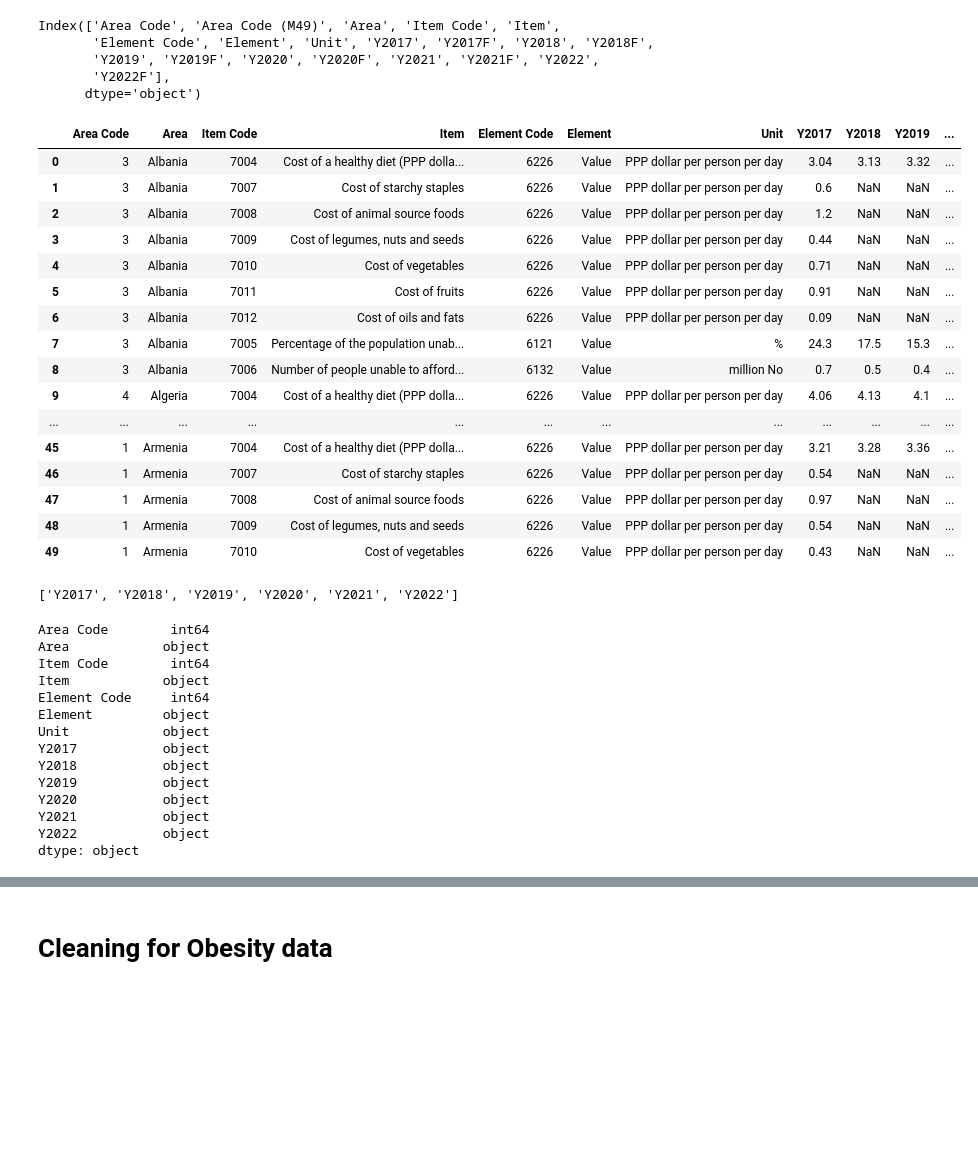
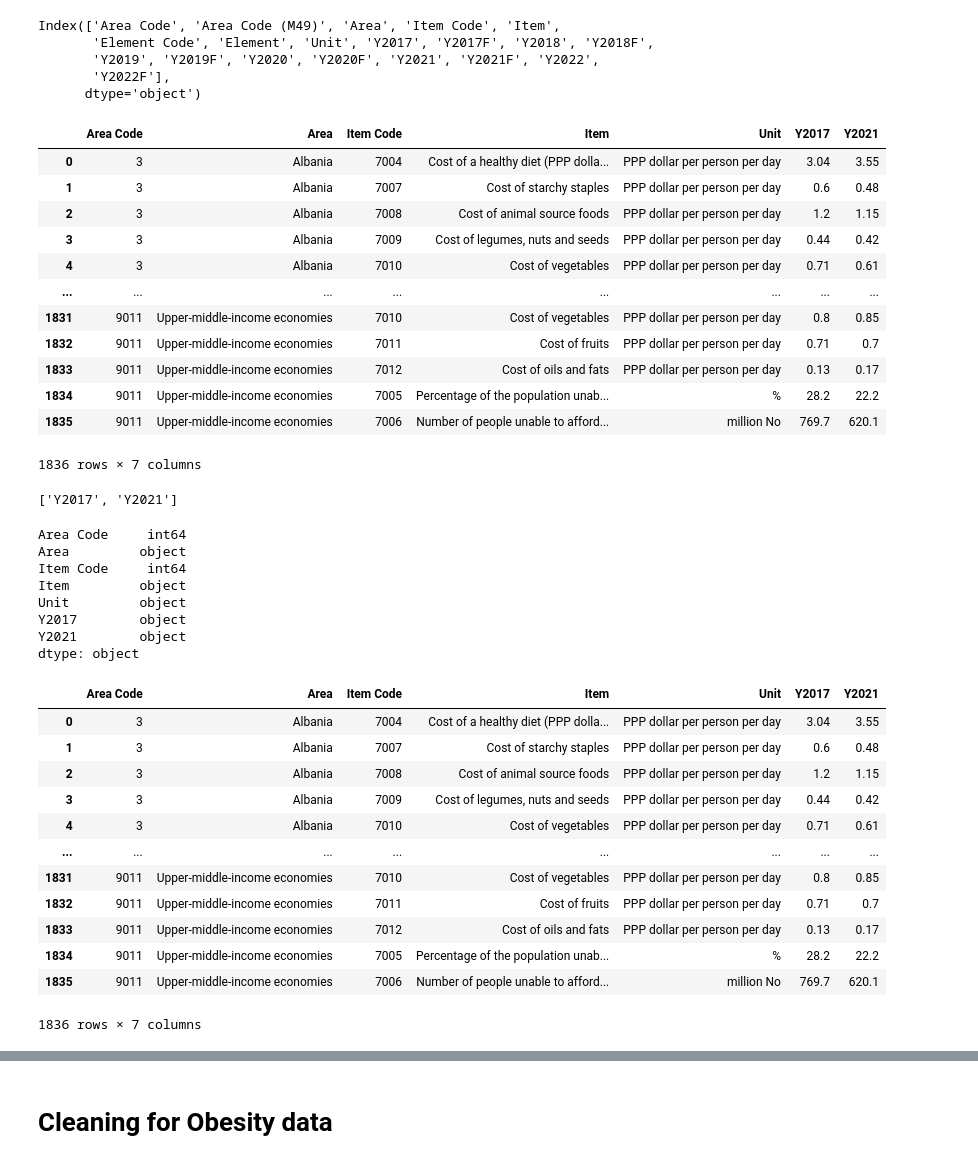
Before and after one commit to janettelau/consumption-patterns, a Jupyter notebook: reading_files_cleaning.ipynb, the cells around one changed output, grey strips where cells are left out. Saved outputs shown, nothing was run; the diff lists cells and outputs as text; code cells hidden in the pictures; blank space fills up the shorter version.

```diff
--- a/reading_files_cleaning.ipynb
+++ b/reading_files_cleaning.ipynb
@@ -370,31 +505,38 @@ Index(['Area Code', 'Area Code (M49)', 'Area', 'Item Code', 'Item',
 # %%
 #Create a new df with desired columns
 new_coahd_df =coahd_df[['Area Code', 'Area', 'Item Code', 'Item',
-       'Element Code', 'Element', 'Unit', 'Y2017',  'Y2018',
-       'Y2019',  'Y2020',  'Y2021',  'Y2022',
+        'Unit', 'Y2017','Y2021',
        ]]
-new_coahd_df.head(50)
+new_coahd_df
 # %% [output]
-|  | Area Code | Area | Item Code | Item | Element Code | Element | Unit | Y2017 | Y2018 | Y2019 | ... |
-| 0 | 3 | Albania | 7004 | Cost of a healthy diet (PPP dolla... | 6226 | Value | PPP dollar per person per day | 3.04 | 3.13 | 3.32 | ... |
-| 1 | 3 | Albania | 7007 | Cost of starchy staples | 6226 | Value | PPP dollar per person per day | 0.6 | NaN | NaN | ... |
-| 2 | 3 | Albania | 7008 | Cost of animal source foods | 6226 | Value | PPP dollar per person per day | 1.2 | NaN | NaN | ... |
-| 3 | 3 | Albania | 7009 | Cost of legumes, nuts and seeds | 6226 | Value | PPP dollar per person per day | 0.44 | NaN | NaN | ... |
-| 4 | 3 | Albania | 7010 | Cost of vegetables | 6226 | Value | PPP dollar per person per day | 0.71 | NaN | NaN | ... |
-| 5 | 3 | Albania | 7011 | Cost of fruits | 6226 | Value | PPP dollar per person per day | 0.91 | NaN | NaN | ... |
-| 6 | 3 | Albania | 7012 | Cost of oils and fats | 6226 | Value | PPP dollar per person per day | 0.09 | NaN | NaN | ... |
-| 7 | 3 | Albania | 7005 | Percentage of the population unab... | 6121 | Value | % | 24.3 | 17.5 | 15.3 | ... |
-| 8 | 3 | Albania | 7006 | Number of people unable to afford... | 6132 | Value | million No | 0.7 | 0.5 | 0.4 | ... |
-| 9 | 4 | Algeria | 7004 | Cost of a healthy diet (PPP dolla... | 6226 | Value | PPP dollar per person per day | 4.06 | 4.13 | 4.1 | ... |
-| ... | ... | ... | ... | ... | ... | ... | ... | ... | ... | ... | ... |
-| 45 | 1 | Armenia | 7004 | Cost of a healthy diet (PPP dolla... | 6226 | Value | PPP dollar per person per day | 3.21 | 3.28 | 3.36 | ... |
-| 46 | 1 | Armenia | 7007 | Cost of starchy staples | 6226 | Value | PPP dollar per person per day | 0.54 | NaN | NaN | ... |
-| 47 | 1 | Armenia | 7008 | Cost of animal source foods | 6226 | Value | PPP dollar per person per day | 0.97 | NaN | NaN | ... |
-| 48 | 1 | Armenia | 7009 | Cost of legumes, nuts and seeds | 6226 | Value | PPP dollar per person per day | 0.54 | NaN | NaN | ... |
-| 49 | 1 | Armenia | 7010 | Cost of vegetables | 6226 | Value | PPP dollar per person per day | 0.43 | NaN | NaN | ... |
+|  | Area Code | Area | Item Code | Item | Unit | Y2017 | Y2021 |
+| 0 | 3 | Albania | 7004 | Cost of a healthy diet (PPP dolla... | PPP dollar per person per day | 3.04 | 3.55 |
+| 1 | 3 | Albania | 7007 | Cost of starchy staples | PPP dollar per person per day | 0.6 | 0.48 |
+| 2 | 3 | Albania | 7008 | Cost of animal source foods | PPP dollar per person per day | 1.2 | 1.15 |
+| 3 | 3 | Albania | 7009 | Cost of legumes, nuts and seeds | PPP dollar per person per day | 0.44 | 0.42 |
+| 4 | 3 | Albania | 7010 | Cost of vegetables | PPP dollar per person per day | 0.71 | 0.61 |
+| ... | ... | ... | ... | ... | ... | ... | ... |
+| 1831 | 9011 | Upper-middle-income economies | 7010 | Cost of vegetables | PPP dollar per person per day | 0.8 | 0.85 |
+| 1832 | 9011 | Upper-middle-income economies | 7011 | Cost of fruits | PPP dollar per person per day | 0.71 | 0.7 |
+| 1833 | 9011 | Upper-middle-income economies | 7012 | Cost of oils and fats | PPP dollar per person per day | 0.13 | 0.17 |
+| 1834 | 9011 | Upper-middle-income economies | 7005 | Percentage of the population unab... | % | 28.2 | 22.2 |
+| 1835 | 9011 | Upper-middle-income economies | 7006 | Number of people unable to afford... | million No | 769.7 | 620.1 |
+1836 rows × 7 columns
 # %%
 # Verifying for columns with NaN
 columns_with_nan = new_coahd_df.columns[new_coahd_df.isna().any()].tolist()
 columns_with_nan
 # %% [output]
-['Y2017', 'Y2018', 'Y2019', 'Y2020', 'Y2021', 'Y2022']
+['Y2017', 'Y2021']
+# %%
+# Get the dtypes for each column
+new_coahd_df.dtypes
+# %% [output]
+Area Code     int64
+Area         object
+Item Code     int64
+Item         object
+Unit         object
+Y2017        object
+Y2021        object
+dtype: object
@@ -401,17 +546,16 @@ columns_with_nan
 # %%
-new_coahd_df.dtypes
+new_coahd_df
 # %% [output]
+|  | Area Code | Area | Item Code | Item | Unit | Y2017 | Y2021 |
+| 0 | 3 | Albania | 7004 | Cost of a healthy diet (PPP dolla... | PPP dollar per person per day | 3.04 | 3.55 |
+| 1 | 3 | Albania | 7007 | Cost of starchy staples | PPP dollar per person per day | 0.6 | 0.48 |
+| 2 | 3 | Albania | 7008 | Cost of animal source foods | PPP dollar per person per day | 1.2 | 1.15 |
+| 3 | 3 | Albania | 7009 | Cost of legumes, nuts and seeds | PPP dollar per person per day | 0.44 | 0.42 |
+| 4 | 3 | Albania | 7010 | Cost of vegetables | PPP dollar per person per day | 0.71 | 0.61 |
+| ... | ... | ... | ... | ... | ... | ... | ... |
+| 1831 | 9011 | Upper-middle-income economies | 7010 | Cost of vegetables | PPP dollar per person per day | 0.8 | 0.85 |
+| 1832 | 9011 | Upper-middle-income economies | 7011 | Cost of fruits | PPP dollar per person per day | 0.71 | 0.7 |
+| 1833 | 9011 | Upper-middle-income economies | 7012 | Cost of oils and fats | PPP dollar per person per day | 0.13 | 0.17 |
+| 1834 | 9011 | Upper-middle-income economies | 7005 | Percentage of the population unab... | % | 28.2 | 22.2 |
+| 1835 | 9011 | Upper-middle-income economies | 7006 | Number of people unable to afford... | million No | 769.7 | 620.1 |
-Area Code        int64
-Area            object
-Item Code        int64
-Item            object
-Element Code     int64
-Element         object
-Unit            object
-Y2017           object
-Y2018           object
-Y2019           object
-Y2020           object
-Y2021           object
-Y2022           object
-dtype: object
+1836 rows × 7 columns
```
Also changed, not shown: parts of 47 cells of this notebook, 2 other files.
